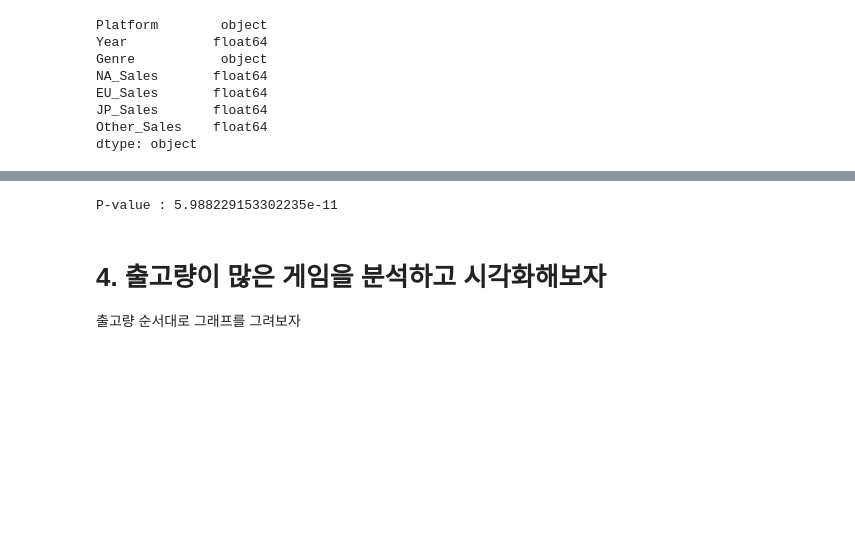
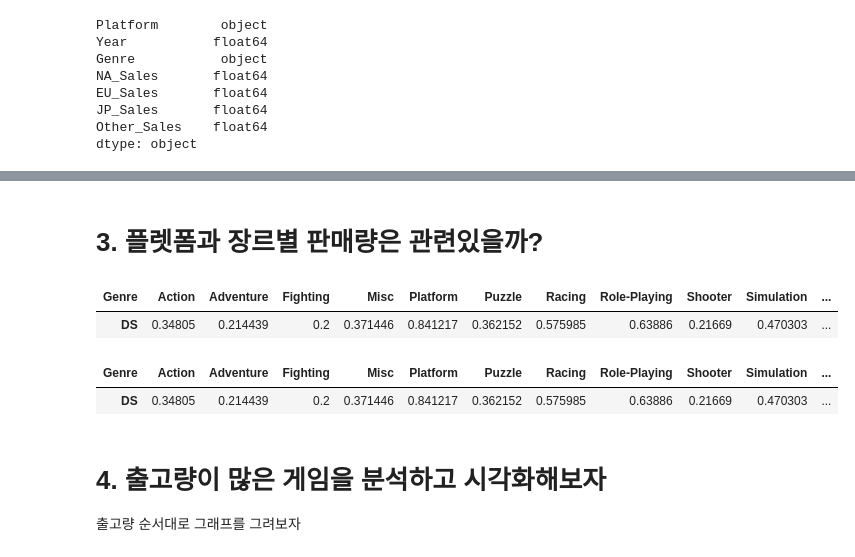
Before and after one commit to bong7233/AI_Project_1, a Jupyter notebook: AI_03_이상봉_Section1.ipynb, the cells around one changed output, grey strips where cells are left out. Saved outputs shown, nothing was run; the diff lists cells and outputs as text; code cells hidden in the pictures; blank space fills up the shorter version.

```diff
--- a/AI_03_이상봉_Section1.ipynb
+++ b/AI_03_이상봉_Section1.ipynb
@@ -178,17 +215,24 @@ dtype: int64
-# %%
-# 각 년도별 장르의 갯수를 포함하는 데이터프레임 ge_ye 선언
-ge_ye = pd.crosstab(df3.Year,df3.Genre)
-
-# 각 연도별 장르의 분포를 비교하는 F-test 실시
-ge_year = f_oneway(ge_ye['Action'],ge_ye['Adventure'],ge_ye['Fighting'],ge_ye['Misc'],ge_ye['Platform'],ge_ye['Puzzle'],ge_ye['Racing'],ge_ye['Role-Playing'],ge_ye['Shooter'],ge_ye['Simulation'],ge_ye['Sports'],ge_ye['Strategy'])
-print("P-value :", ge_year.pvalue)
-
-print("""
-여기서의 귀무가설은 "장르별 트랜드는 연도와 관련이없다" 이다
-
-p-value의 값은 0.05보다 매우 작은 값이므로 귀무가설은 기각된다
-(장르별 트랜드는 연도와 관련이 있다)
-즉 연도별 게임의 트랜드가 있다
-""")
-# %% [output]
-P-value : 5.988229153302235e-11
+# %% [markdown]
+# 3. 플렛폼과 장르별 판매량은 관련있을까?
+# %%
+# 총매출을 나타내는 Total_Sales 열 추가
+df['Total_Sales'] = df['EU_Sales'] + df['JP_Sales'] + df['NA_Sales'] + df['Other_Sales']
+
+# 플랫폼과 장르 총판매액만 나타내는 데이터프레임 선언, 결측치제거
+df_platform_genre = df[['Platform','Genre','Total_Sales']].dropna()
+df_platform_genre.isna().sum()
+
+# 함수만들기
+df_empty = pd.DataFrame(columns=['Action','Adventure',	'Fighting',	'Misc',	'Platform',	'Puzzle',	'Racing',	'Role-Playing',	'Shooter',	'Simulation',	'Sports',	'Strategy'])
+
+dff = df_platform_genre[df_platform_genre['Platform'] == 'DS']
+dff = dff[['Genre','Total_Sales']]
+
+re = dff.groupby('Genre').mean().T
+
+re2 = re.rename (index={'Total_Sales':'DS'})
+
+df_empty = pd.concat([df_empty,re2])
+# %% [output]
+| Genre | Action | Adventure | Fighting | Misc | Platform | Puzzle | Racing | Role-Playing | Shooter | Simulation | ... |
+| DS | 0.34805 | 0.214439 | 0.2 | 0.371446 | 0.841217 | 0.362152 | 0.575985 | 0.63886 | 0.21669 | 0.470303 | ... |
@@ -195,3 +253,8 @@ P-value : 5.988229153302235e-11
+# %%
+df_empty
+# %% [output]
+| Genre | Action | Adventure | Fighting | Misc | Platform | Puzzle | Racing | Role-Playing | Shooter | Simulation | ... |
+| DS | 0.34805 | 0.214439 | 0.2 | 0.371446 | 0.841217 | 0.362152 | 0.575985 | 0.63886 | 0.21669 | 0.470303 | ... |
 # %% [markdown]
 # 4. 출고량이 많은 게임을 분석하고 시각화해보자
 
```
Also changed, not shown: parts of 20 cells of this notebook.
